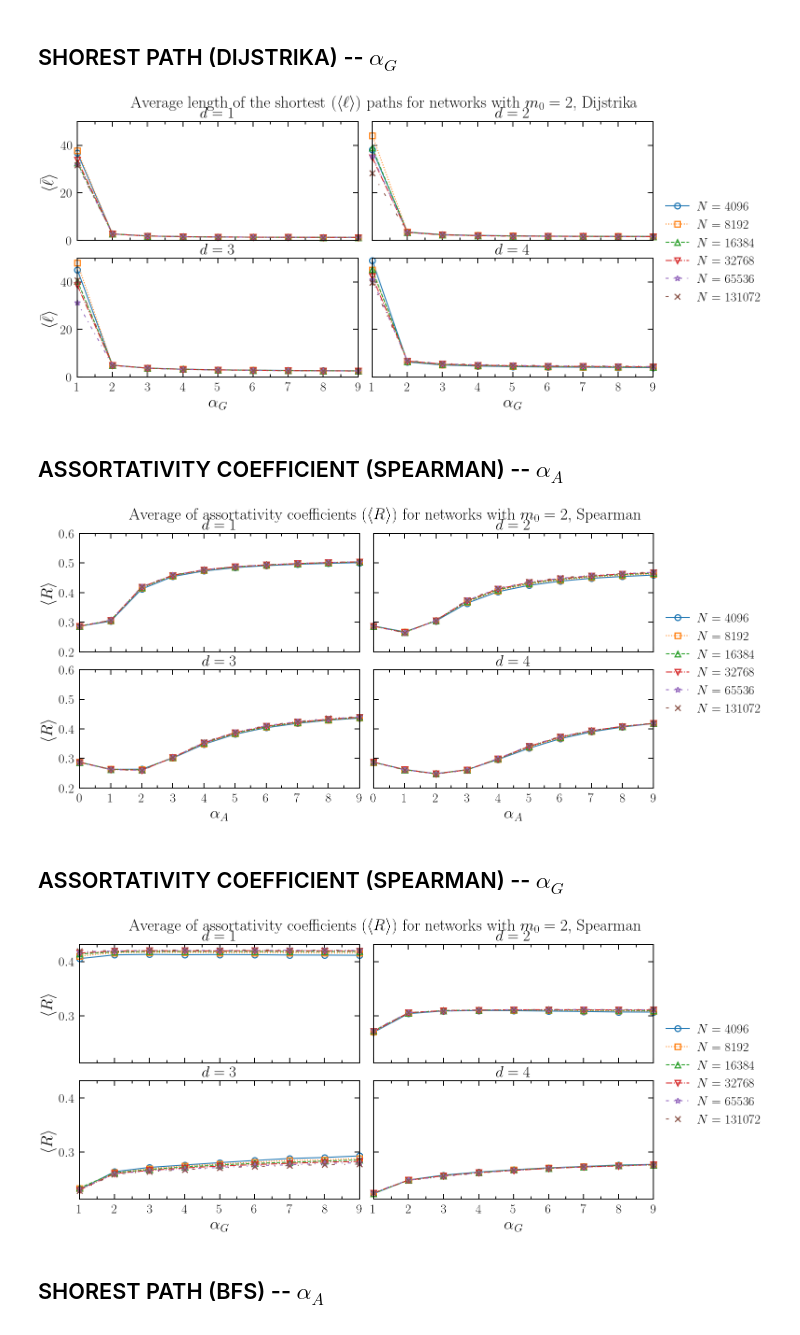
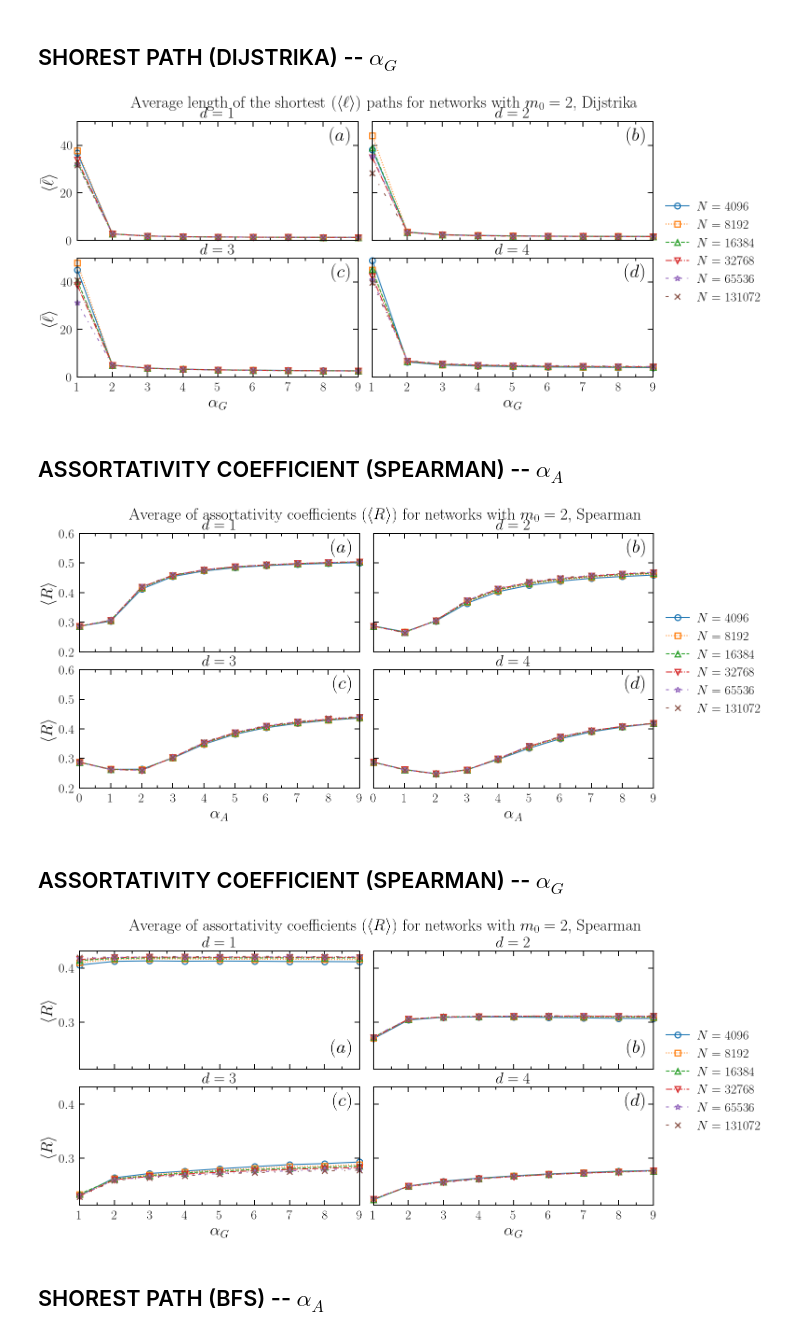
Before and after one commit to JuniorAlencar/SpatialPreferential, a Jupyter notebook: scripts/jupyter/properties.ipynb, the cells around one changed output. Saved outputs shown, nothing was run; the diff lists cells and outputs as text; code cells hidden in the pictures.

```diff
--- a/scripts/jupyter/properties.ipynb
+++ b/scripts/jupyter/properties.ipynb
@@ -245,6 +250,9 @@ ms = 9
 thickness_axes = 1.4
 mew = 1.8
 
+labels_fig = ["$(a)$", "$(b)$",
+             "$(c)$", "$(d)$"]
+
 # Ticks de x em todos os gráficos
 for idx, ax in enumerate(axes.ravel()):
     df_filter = df[(df["m0"]==m0) & (df["alpha_a"]==alpha_ag_f)].sort_values("alpha_g")
@@ -265,6 +273,9 @@ for idx, ax in enumerate(axes.ravel()):
     ax.tick_params(axis='both', which='minor',
                    length=4, width=thickness_axes, direction='in')
     ax.set_ylim(0,50)
+    ax.text(0.98, 0.80, labels_fig[idx],
+    transform=ax.transAxes, ha='right', va='bottom', fontsize=29)
+
 # (mantém as “marquinhas” dos ticks em todas as colunas)
 for ax in axes.ravel():
     ax.tick_params(axis='y', which='both', left=True)   # mostra ticks (marquinhas)
@@ -300,15 +311,15 @@ fig.suptitle(
     fontsize=25, fontweight='bold'
 )
 
-# plt.savefig(
-#     shortest_path + "shortest_dijstrika_alpha_g.pdf",
-#     bbox_inches="tight",
-#     pad_inches=0.02,
-#     transparent=True
-# )
+plt.savefig(
+    shortest_path + "shortest_dijstrika_alpha_g.pdf",
+    bbox_inches="tight",
+    pad_inches=0.02,
+    transparent=True
+)
 plt.show()
 # %% [output]
-[figure, old version]
+[figure, new version]
 # %% [markdown]
 ## ASSORTATIVITY COEFFICIENT (SPEARMAN) -- $\alpha_A$
 # %%
@@ -361,7 +372,8 @@ ls = [  'solid',
         ]
 
 
-lab = ["$(a)$", "$(b)$", "$(c)$", "$(d)$"]
+labels_fig = ["$(a)$", "$(b)$",
+             "$(c)$", "$(d)$"]
 
 ms = 9
 thickness_axes = 1.4
@@ -392,6 +404,8 @@ for idx, ax in enumerate(axes.ravel()):
                     length=4, width=thickness_axes, direction='in')
     ax.set_ylim(0.20, 0.6)
 
+    ax.text(0.98, 0.80, labels_fig[idx],
+        transform=ax.transAxes, ha='right', va='bottom', fontsize=29)
 # ---- Y: mostrar números só na 1ª coluna ----
 # (mantém as “marquinhas” dos ticks em todas as colunas)
 for ax in axes.ravel():
@@ -425,16 +439,16 @@ fig.legend(
 
 
 fig.suptitle(fr"Average of assortativity coefficients ($\langle R \rangle$) for networks with $m_0 = {m0}$, Spearman", fontsize=25, fontweight='bold') # Adds a title to the entire figure
-# plt.savefig(
-#     assortativity_path + "R_spearman_alpha_a.pdf",
-#     bbox_inches="tight",
-#     pad_inches=0.02,
-#     transparent=True
-# )
+plt.savefig(
+    assortativity_path + "R_spearman_alpha_a.pdf",
+    bbox_inches="tight",
+    pad_inches=0.02,
+    transparent=True
+)
 
 plt.show()
 # %% [output]
-[figure, old version]
+[figure, new version]
 # %% [markdown]
 ## ASSORTATIVITY COEFFICIENT (SPEARMAN) -- $\alpha_G$
 # %%
@@ -485,7 +499,7 @@ ls = [  'solid',
         ]
 
 
-lab = ["$(a)$", "$(b)$", "$(c)$", "$(d)$"]
+labels_fig = ["$(a)$", "$(b)$", "$(c)$", "$(d)$"]
 
 ms = 9
 thickness_axes = 1.4
@@ -512,7 +526,13 @@ for idx, ax in enumerate(axes.ravel()):
     # Minor ticks: geralmente menores/mais finos
     ax.tick_params(axis='both', which='minor',
                     length=4, width=thickness_axes, direction='in')
+    if(idx <= 1):
+        pos_x, pos_y = 0.98, 0.10
+    else:
+        pos_x, pos_y = 0.98, 0.80
 
+    ax.text(pos_x, pos_y, labels_fig[idx],
+        transform=ax.transAxes, ha='right', va='bottom', fontsize=29)
 # ---- Y: mostrar números só na 1ª coluna ----
 # (mantém as “marquinhas” dos ticks em todas as colunas)
 for ax in axes.ravel():
@@ -521,41 +541,41 @@ for ax in axes.ravel():
 for ax in axes[:, 0]:                                   # 1ª coluna
     ax.set_ylabel(r"$\langle R \rangle$", fontsize=fs_labels)
     ax.tick_params(axis='y', which='both', labelleft=True)   # mostra números
 
 for ax in axes[:, 1]:                                   # 2ª coluna
     ax.tick_params(axis='y', which='both', labelleft=False)  # esconde números
 
 # ---- X: mostrar números só na linha de baixo ----
 for ax in axes[0, :]:                                   # linha de cima
     ax.tick_params(axis='x', which='both', labelbottom=False)
 
 for ax in axes[1, :]:                                   # linha de baixo
     ax.set_xlabel(r"$\alpha_G$", fontsize=fs_labels)
     ax.tick_params(axis='x', which='both', labelbottom=True)
 
 fig.legend(
     labels=labels,
     loc="center left",
     bbox_to_anchor=(0.87, 0.5),  # dentro do espaço reservado por 'right=0.86'
     fontsize=20,
     frameon=False,
     borderaxespad=0.0,
     handlelength=1.8,
     handletextpad=0.6
 )
 
 
-fig.suptitle(fr"Average of assortativity coefficients ($\langle R \rangle$) for networks with $m_0 = {m0}$, Spearman", fontsize=25, fontweight='bold') # Adds a title to the entire figure
-# plt.savefig(
-#     assortativity_path + "R_spearman_alpha_g.pdf",
-#     bbox_inches="tight",
-#     pad_inches=0.02,
-#     transparent=True
-# )
+fig.suptitle(fr"Average of assortativity coefficients ($\langle R \rangle$) for networks with $m_0 = {m0}$, Spearman", fontsize=25, fontweight='bold',y=1.0) # Adds a title to the entire figure
+plt.savefig(
+    assortativity_path + "R_spearman_alpha_g.pdf",
+    bbox_inches="tight",
+    pad_inches=0.02,
+    transparent=True
+)
 
 plt.show()
 # %% [output]
-[figure, old version]
+[figure, new version]
 # %% [markdown]
 ## SHOREST PATH (BFS) -- $\alpha_A$
 # %%
```
Also changed, not shown: parts of 6 cells of this notebook, 4 other files.
